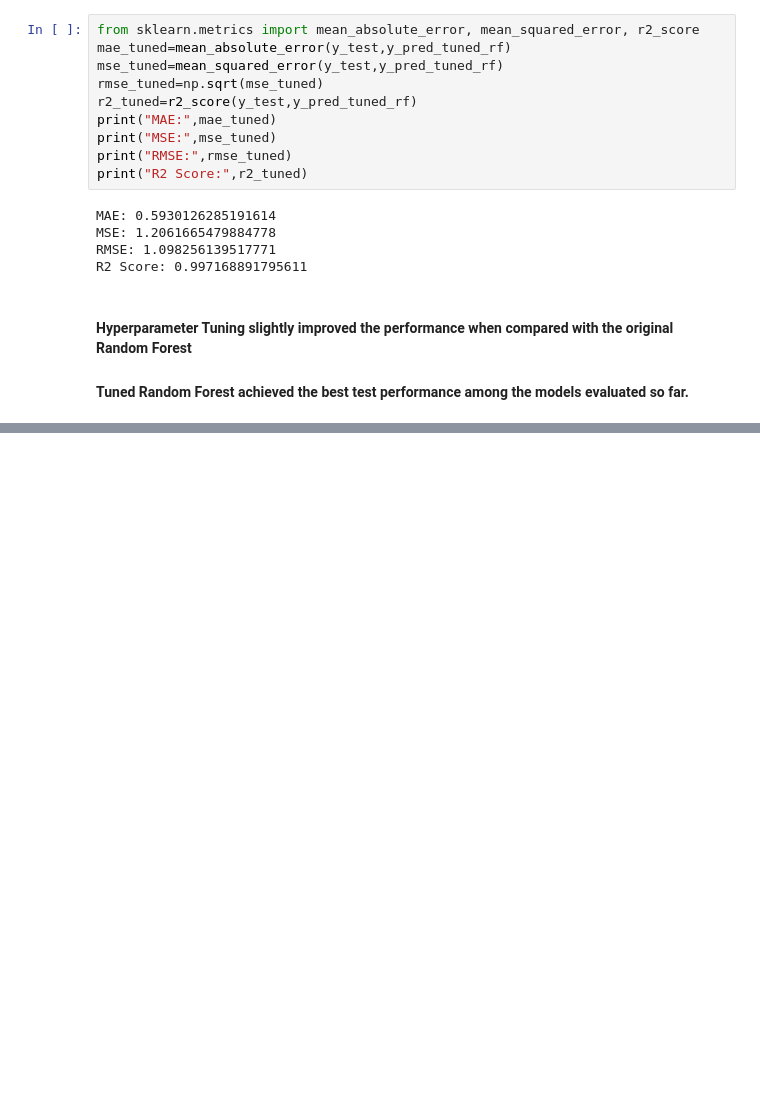
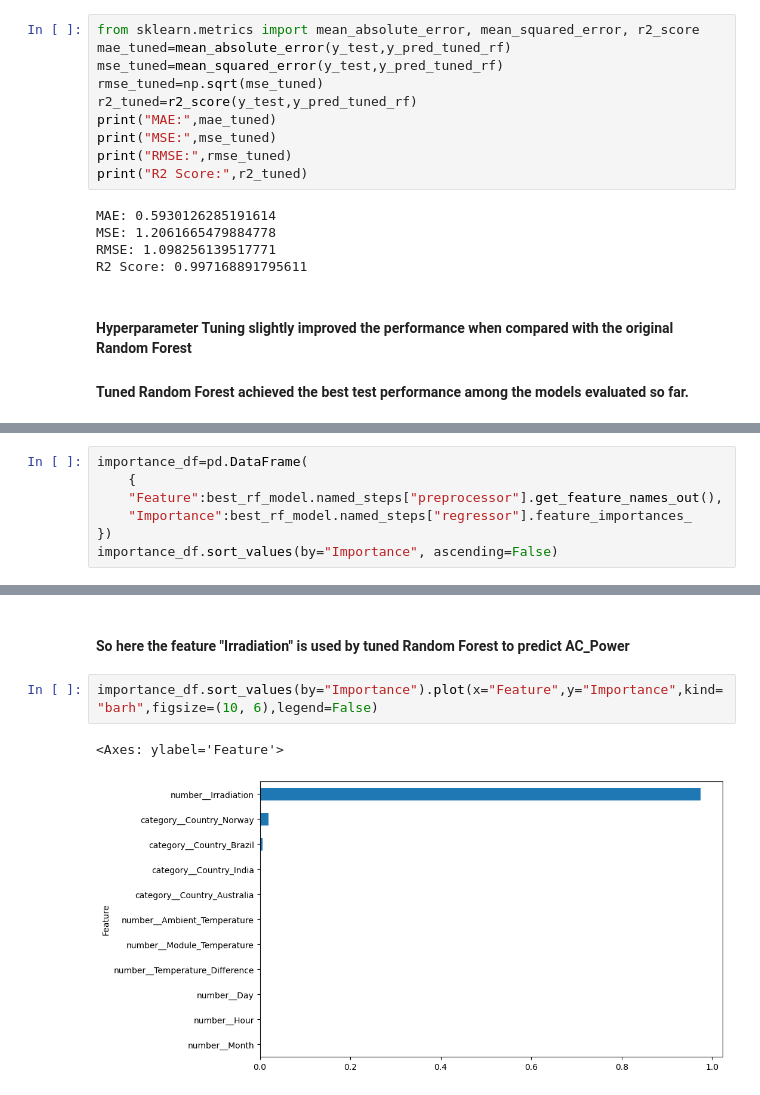
Before and after one commit to archasunil1111-jpg/Solar_Power_Generation_Prediction, a Jupyter notebook: notebooks/02_modeling.ipynb, the cells around one changed output, grey strips where cells are left out. Saved outputs shown, nothing was run; the diff lists cells and outputs as text; blank space fills up the shorter version.

```diff
--- a/notebooks/02_modeling.ipynb
+++ b/notebooks/02_modeling.ipynb
@@ -766,0 +769,7 @@ R2 Score: 0.997168891795611
+# %%
+importance_df=pd.DataFrame(
+    {
+    "Feature":best_rf_model.named_steps["preprocessor"].get_feature_names_out(),
+    "Importance":best_rf_model.named_steps["regressor"].feature_importances_
+})
+importance_df.sort_values(by="Importance", ascending=False)
@@ -766,0 +789,7 @@ R2 Score: 0.997168891795611
+# %% [markdown]
+#### So here the feature "Irradiation" is used by tuned Random Forest to predict AC_Power
+# %%
+importance_df.sort_values(by="Importance").plot(x="Feature",y="Importance",kind="barh",figsize=(10, 6),legend=False)
+# %% [output]
+<Axes: ylabel='Feature'>
+[figure, added]
```
Also changed, not shown: parts of 2 cells of this notebook.
